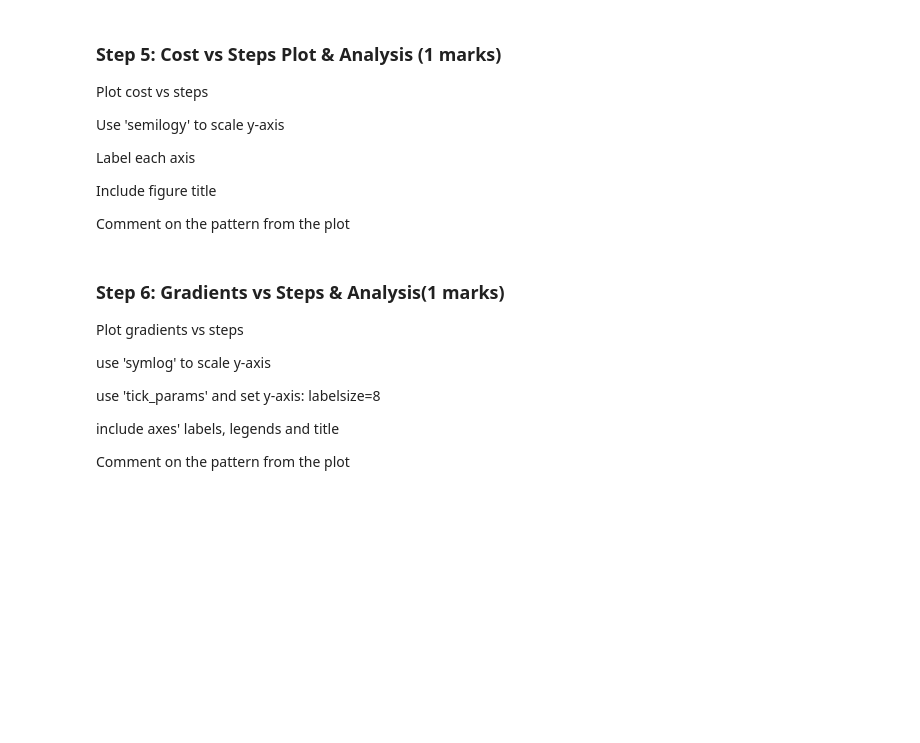
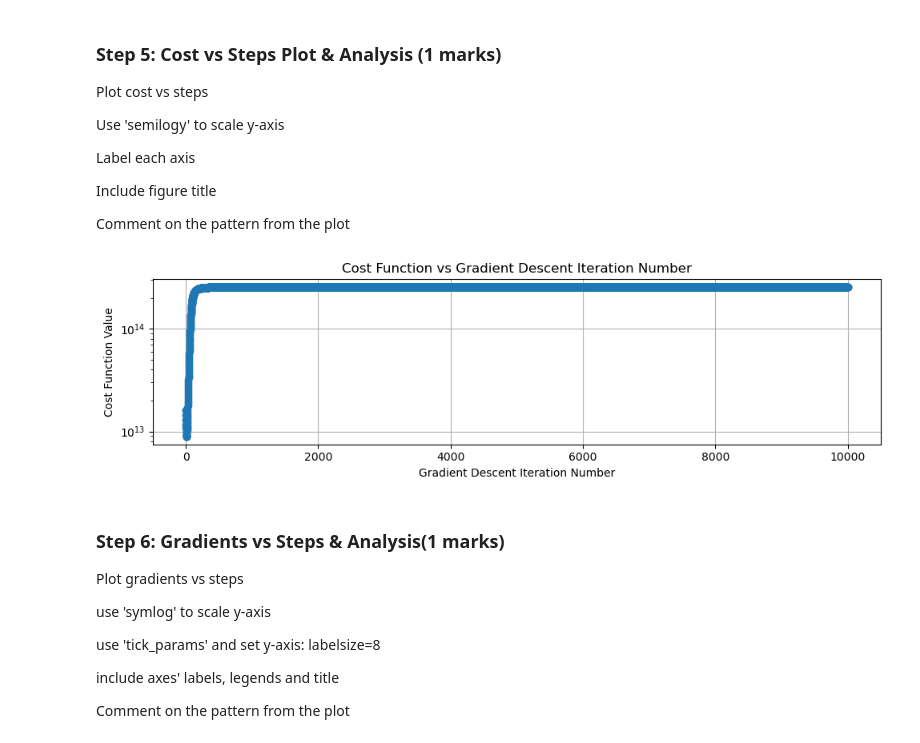
Before and after one commit to caydincleland/ENGG680_2025_Fall_group8Fork, a Jupyter notebook: assignment2/Assignment2_Upload.ipynb, the cells around one changed output. Saved outputs shown, nothing was run; the diff lists cells and outputs as text; code cells hidden in the pictures; blank space fills up the shorter version.

```diff
--- a/assignment2/Assignment2_Upload.ipynb
+++ b/assignment2/Assignment2_Upload.ipynb
@@ -640,15 +651,23 @@ Include figure title
 
 Comment on the pattern from the plot
 # %%
+
 fig , ax = plt.subplots(nrows=1,ncols=1, figsize=(10,3))
 # (0.5 marks)
 # ...
+ax.semilogy(range(len(arr_cost)), arr_cost, marker='o', linewidth=1.2)
+#axis labels and title
+ax.set_xlabel('Gradient Descent Iteration Number')
+ax.set_ylabel('Cost Function Value')
+ax.set_title('Cost Function vs Gradient Descent Iteration Number')
 ax.grid(True)
 fig.tight_layout()
 plt.show()
 
 # Comment on the pattern (0.5 marks)
 # ...
+# %% [output]
+[figure, added]
 # %% [markdown]
 ### Step 6: Gradients vs Steps & Analysis(1 marks)
 Plot gradients vs steps
```
Also changed, not shown: parts of 20 cells of this notebook.
